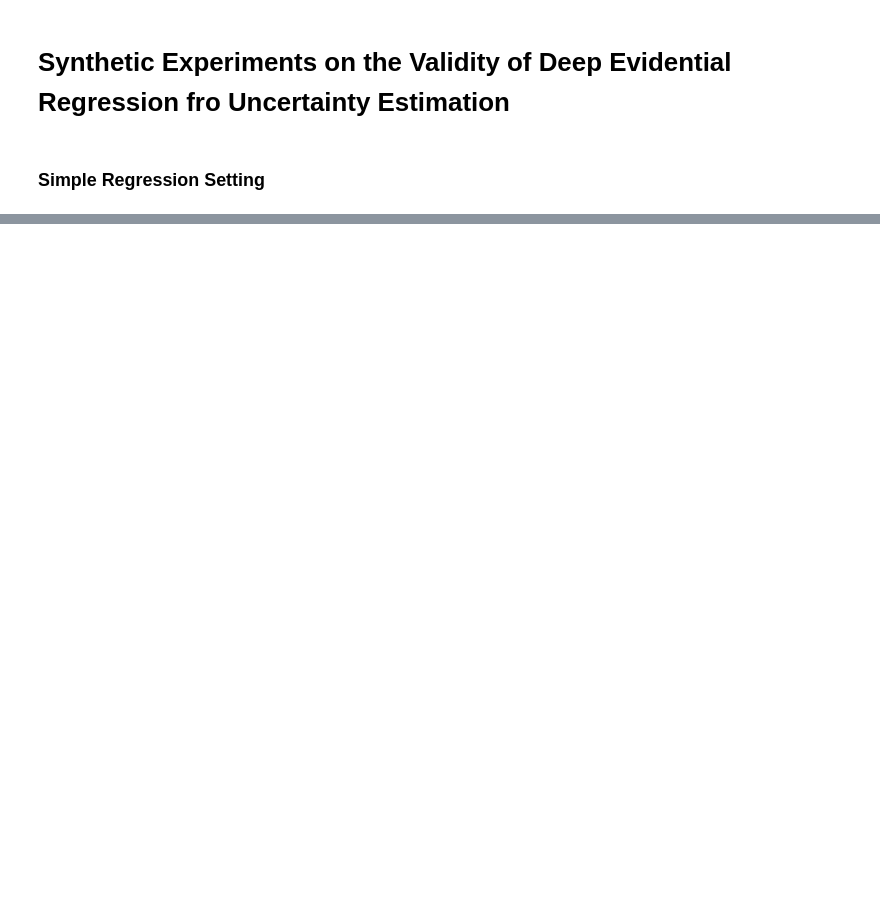
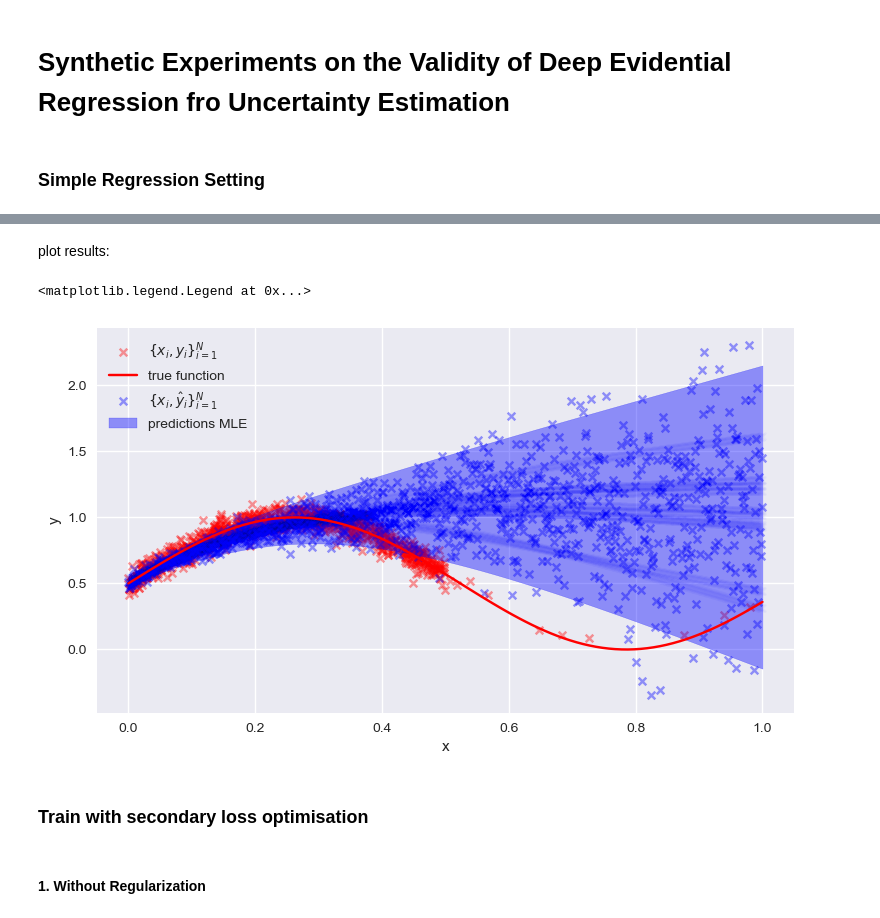
Before and after one commit to mkjuergens/EpistemicUncertaintyAnalysis, a Jupyter notebook: notebooks/synthetic_data_der.ipynb, the cells around one changed output, grey strips where cells are left out. Drawn from its saved outputs; the diff is of its cells as text; code cells hidden in the pictures; blank space fills up the shorter version.

```diff
--- a/notebooks/synthetic_data_der.ipynb
+++ b/notebooks/synthetic_data_der.ipynb
@@ -144,0 +79,4 @@ plt.legend()
+# %%
+preds = ensemble_primary.predict(x_eval.view(-1,1))
+# %%
+pred_means, pred_stds = ensemble_primary.predict_mean_var(x_eval.view(-1,1))
@@ -144,0 +85,2 @@ plt.legend()
+# %%
+y_targets_pred = torch.normal(mean=pred_means, std=pred_stds).detach().numpy().flatten()
@@ -144,0 +89,24 @@ plt.legend()
+# %%
+lower, upper = get_upper_lower_bounds(p=0.975, mu=pred_means.detach().numpy(), sigma=pred_stds.detach().numpy())
+# %% [markdown]
+plot results:
+# %%
+fig, ax = plt.subplots(figsize=(9,5))
+ax.set_xlabel("x")
+ax.set_ylabel("y")
+
+ax.scatter(x_inst, y_targets, s=30, marker="x", color="red", alpha=0.4, label="$\{x_i, y_i\}_{i=1}^N$")
+plt.plot(x,y, color="red", label="true function")
+ax.scatter(x_eval.numpy(), y_targets_pred, s=30, marker="x", color="blue", alpha=0.4, label="$\{x_i, \hat{y}_i\}_{i=1}^N$")
+ax.fill_between(x_eval, lower, upper, color="blue",
+ alpha=0.4, label="predictions MLE")
+for i in range(ensemble_primary.ensemble_size):
+    ax.scatter(x_eval.numpy(), preds[:,i,0].detach().numpy(), s=30, marker="x", color="blue", alpha=0.01)
+plt.legend()
+# %% [output]
+<matplotlib.legend.Legend at 0x...>
+[figure, added]
+# %% [markdown]
+### Train with secondary loss optimisation
+# %% [markdown]
+#### 1. Without Regularization
```
Also changed, not shown: parts of 67 cells of this notebook, 2 other files.
